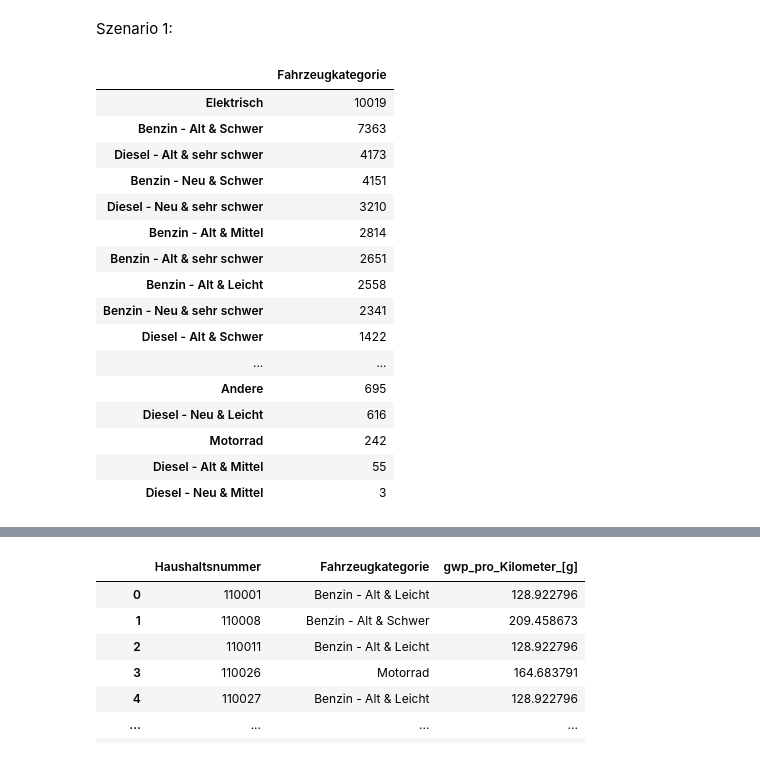
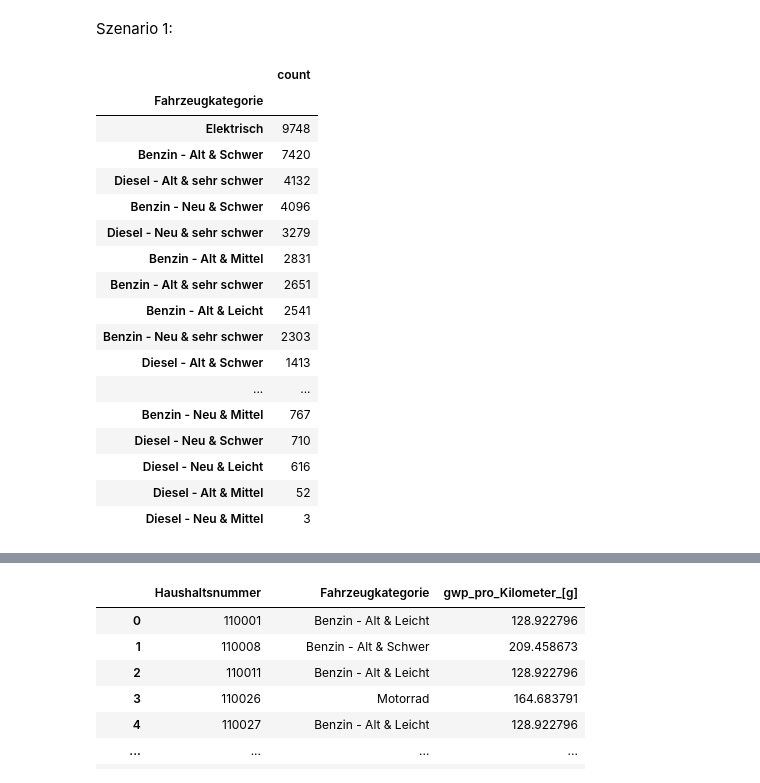
Before and after one commit to larissa-marti/ANM_Gruppe_Y, a Jupyter notebook: fahrzeuge.ipynb, the cells around one changed output, grey strips where cells are left out. Saved outputs shown, nothing was run; the diff lists cells and outputs as text; code cells hidden in the pictures.

```diff
--- a/fahrzeuge.ipynb
+++ b/fahrzeuge.ipynb
@@ -821,37 +821,43 @@ Szenario 1:
 # %%
 # Duplizieren mit umwandlung aller Diesel und Benzin zu Elektrisch
 fz_agg_e = fz_agg.copy()
+
+# Motorrad und Andere aus der Tabelle bei Fahrzeugkategorie entfernen
+fz_agg_e = fz_agg_e[fz_agg_e["Fahrzeugkategorie"] != "Motorrad"]
+fz_agg_e = fz_agg_e[fz_agg_e["Fahrzeugkategorie"] != "Andere"]
+
 
 # Zufällig 20% der nicht Elektrischen Fahrzeuge in Elektrische umwandeln,
 import numpy as np
 
 np.random.seed(0)
 fz_agg_e["Fahrzeugkategorie"] = np.where(
     np.random.rand(len(fz_agg_e)) < 0.2, "Elektrisch", fz_agg_e["Fahrzeugkategorie"]
 )
 # Anpassung der Emission auf den Wert des Elektrischen
 fz_agg_e["gwp_pro_Kilometer_[g]"] = np.where(
     fz_agg_e["Fahrzeugkategorie"] == "Elektrisch", 0, fz_agg_e["gwp_pro_Kilometer_[g]"]
 )
 
 
 # Anzahl der Fahrzeuge pro Kategorie als Tabelle ausgeben
 fz_agg_e["Fahrzeugkategorie"].value_counts().to_frame()
 # %% [output]
-|  | Fahrzeugkategorie |
-| Elektrisch | 10019 |
-| Benzin - Alt & Schwer | 7363 |
-| Diesel - Alt & sehr schwer | 4173 |
-| Benzin - Neu & Schwer | 4151 |
-| Diesel - Neu & sehr schwer | 3210 |
-| Benzin - Alt & Mittel | 2814 |
+|  | count |
+| Fahrzeugkategorie |  |
+| Elektrisch | 9748 |
+| Benzin - Alt & Schwer | 7420 |
+| Diesel - Alt & sehr schwer | 4132 |
+| Benzin - Neu & Schwer | 4096 |
+| Diesel - Neu & sehr schwer | 3279 |
+| Benzin - Alt & Mittel | 2831 |
 | Benzin - Alt & sehr schwer | 2651 |
-| Benzin - Alt & Leicht | 2558 |
-| Benzin - Neu & sehr schwer | 2341 |
-| Diesel - Alt & Schwer | 1422 |
+| Benzin - Alt & Leicht | 2541 |
+| Benzin - Neu & sehr schwer | 2303 |
+| Diesel - Alt & Schwer | 1413 |
 | ... | ... |
-| Andere | 695 |
+| Benzin - Neu & Mittel | 767 |
+| Diesel - Neu & Schwer | 710 |
 | Diesel - Neu & Leicht | 616 |
-| Motorrad | 242 |
-| Diesel - Alt & Mittel | 55 |
+| Diesel - Alt & Mittel | 52 |
 | Diesel - Neu & Mittel | 3 |
```
Also changed, not shown: parts of 12 cells of this notebook.
